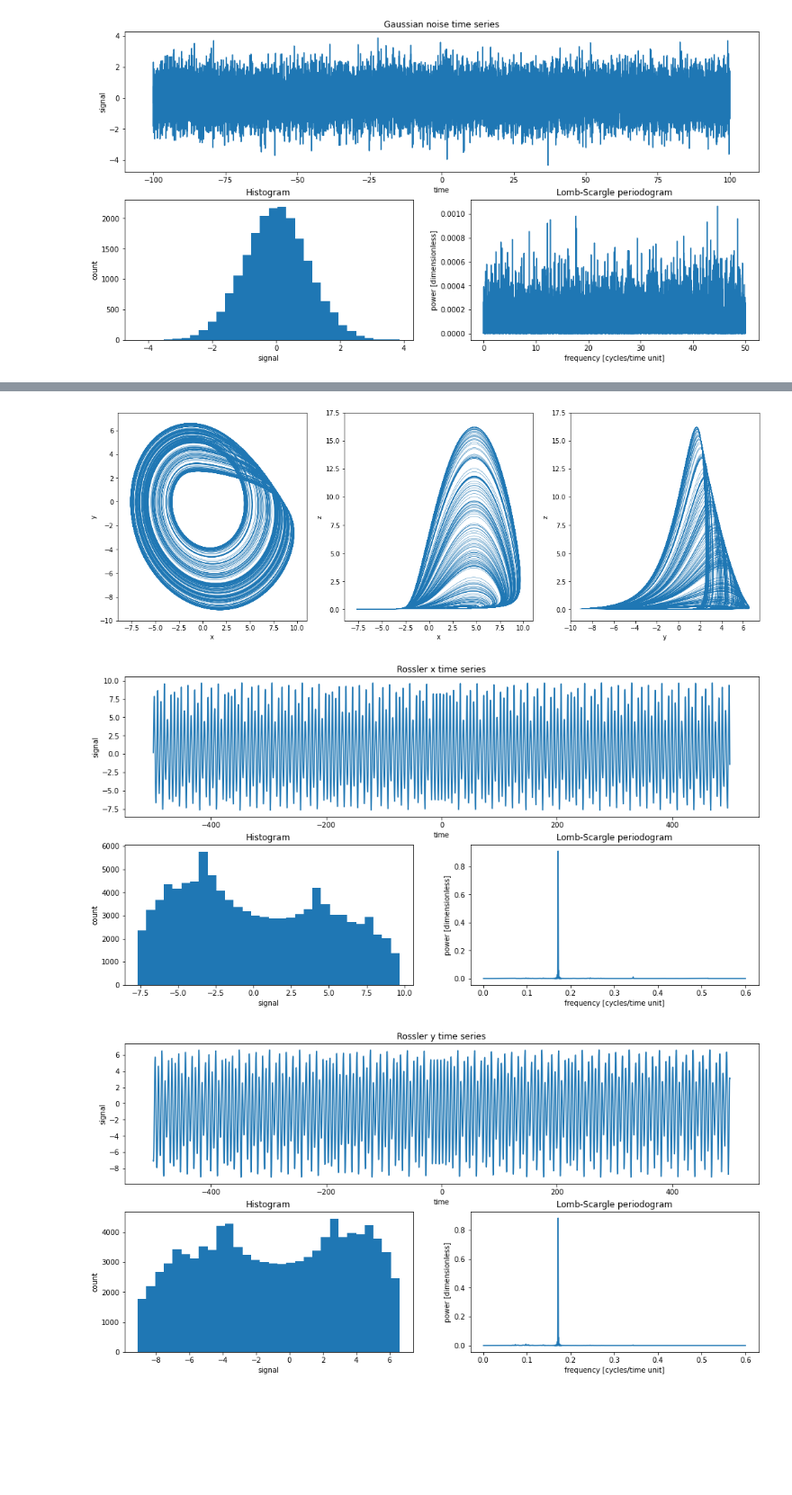
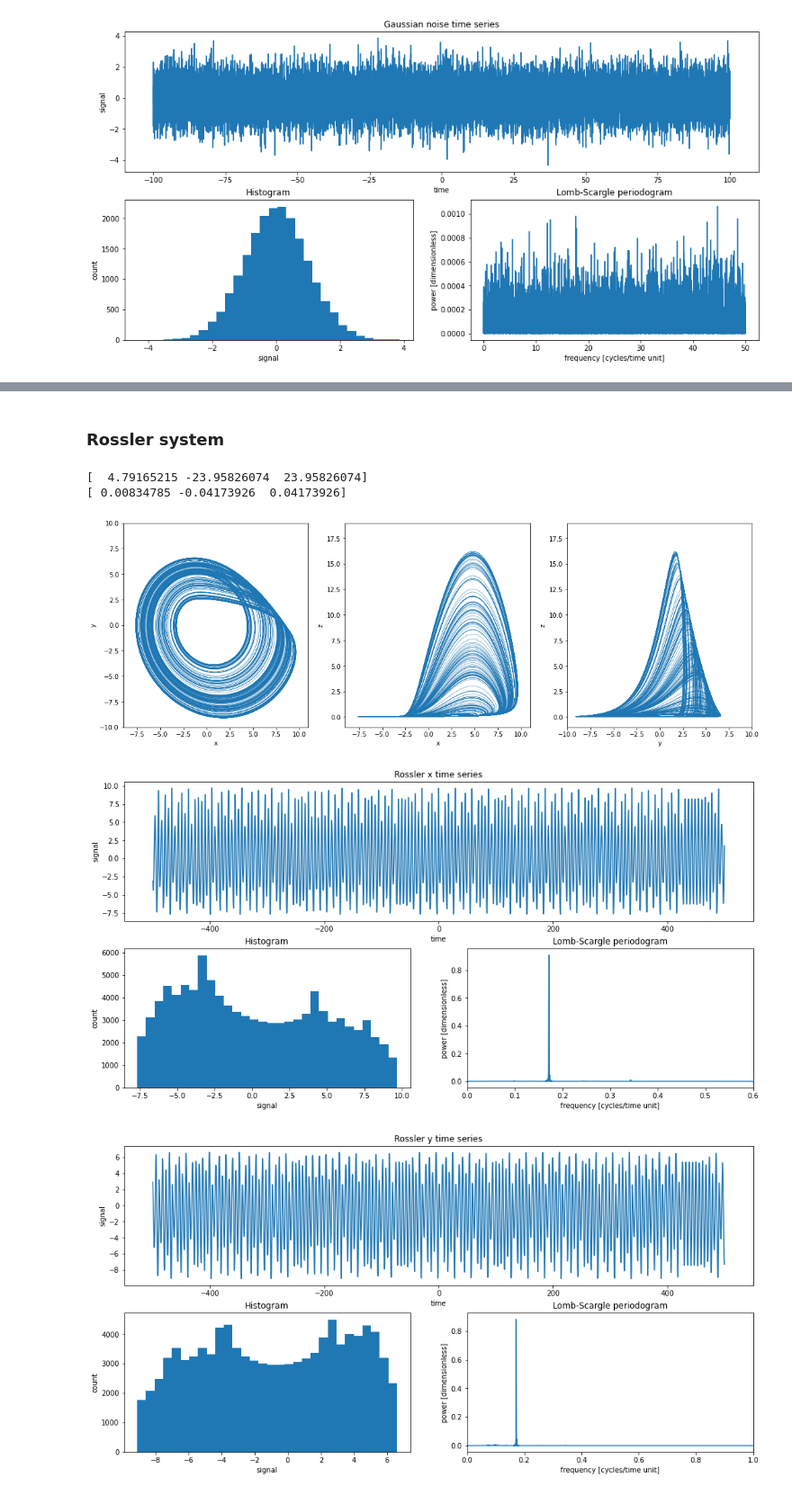
Before and after one commit to esandford/starspot_chaos, a Jupyter notebook: syntheticSignals.ipynb, the cells around one changed output, grey strips where cells are left out. Shown at 90% size. Saved outputs shown, nothing was run; the diff lists cells and outputs as text; code cells hidden in the pictures; blank space fills up the shorter version.

Commit message:
Added Lorenz system, rotated Rossler system, and fixed-point analysis checks for both

```diff
--- a/syntheticSignals.ipynb
+++ b/syntheticSignals.ipynb
@@ -99,3 +120,23 @@ plotTimeSeries(t, multiPeriodic_v, min_freq=0.5*np.min(trueFreqs),max_freq=np.ma
+# %% [markdown]
+### Rossler system
+# %%
+def Rossler_FPs(a,b,c):
+    x1 = (c + np.sqrt(c**2 - 4*a*b))/2.
+    y1 = (-c - np.sqrt(c**2 - 4*a*b))/(2.*a)
+    z1 = (c + np.sqrt(c**2 - 4*a*b))/(2.*a)
+
+    x2 = (c - np.sqrt(c**2 - 4*a*b))/2.
+    y2 = (-c + np.sqrt(c**2 - 4*a*b))/(2.*a)
+    z2 = (c - np.sqrt(c**2 - 4*a*b))/(2.*a)
+
+    return np.array((x1,y1,z1)), np.array((x2,y2,z2))
+
+fp1, fp2 = Rossler_FPs(a=0.2,b=0.2,c=4.8)
+print(fp1)
+print(fp2)
+# %% [output]
+[  4.79165215 -23.95826074  23.95826074]
+[ 0.00834785 -0.04173926  0.04173926]
 # %%
 def Rossler_vel(t,r):
     """
@@ -116,48 +157,62 @@ def Rossler_vel(t,r):
 
     return np.array((v_x, v_y, v_z))
 
-r0 = np.array((0.1, -7, 0.1))
+#r0 = np.array((0.1, -7, 0.1))
+# just in case, to avoid transients, choose as IC the 5000th iteration of the above IC
+r0 = np.array((-3.07896671,  2.91997852,  0.07254192))
+
+# fixed point experiment
+# need to do it this way because it's very very sensitive to ICs. truncation error is enough to ruin it
+# (both unstable! trajectories roll off and down to the attractor.)
+fp1_x = 4.79165215
+fp1_y = -23.95826074
+fp1_z = 23.95826074
+#r0 = np.array((fp1_x, fp1_y, fp1_z))
+
+fp2_x = 0.00834785
+fp2_y = -0.04173926
+fp2_z = 0.04173926
+#r0 = np.array((fp2_x, fp2_y, fp2_z))
+
 dt = 0.01
 tmin = -500.
 tmax = 500.
 baseline = tmax - tmin
 Nsteps = int(baseline/dt)
 
 rossler = RK45(fun=Rossler_vel,t0=tmin,y0=r0,max_step=dt,t_bound=10000.)
 
 rossler_r = np.empty((Nsteps,3))
 rossler_t = np.empty((Nsteps))
 for i in range(Nsteps):
     rossler.step()
     rossler_t[i] = rossler.t
     rossler_r[i] = rossler.y
 
+#print(rossler_r[5000])
+
 fig, axes = plt.subplots(1,3,figsize=(18,6))
 axes[0].plot(rossler_r[:,0],rossler_r[:,1],lw=0.5)
 axes[0].set_xlim(-9,11)
-axes[0].set_ylim(-10,7.5)
+axes[0].set_ylim(-10,10)
 axes[0].set_xlabel("x")
 axes[0].set_ylabel("y")
 axes[1].plot(rossler_r[:,0],rossler_r[:,2],lw=0.5)
 axes[1].set_xlim(-9,11)
-axes[1].set_ylim(-1,17.5)
+axes[1].set_ylim(-1,19)
 axes[1].set_xlabel("x")
 axes[1].set_ylabel("z")
 axes[2].plot(rossler_r[:,1],rossler_r[:,2],lw=0.5)
-axes[2].set_xlim(-10,7.5)
-axes[2].set_ylim(-1,17.5)
+axes[2].set_xlim(-10,10)
+axes[2].set_ylim(-1,19)
 axes[2].set_xlabel("y")
 axes[2].set_ylabel("z")
 plt.show()
 
-#plotTimeSeries(rossler_t,rossler_r[:,0],min_freq=(1./baseline),max_freq=(1./(2.*dt)),LS_xlim=(0.,0.6),title="Rossler x")
-#plotTimeSeries(rossler_t,rossler_r[:,1],min_freq=(1./baseline),max_freq=(1./(2.*dt)),LS_xlim=(0.,1.),title="Rossler y")
-#plotTimeSeries(rossler_t,rossler_r[:,2],min_freq=(1./baseline),max_freq=(1./(2.*dt)),LS_xlim=(0.,1.5),title="Rossler z")
-
-plotTimeSeries(rossler_t, rossler_r[:,0], min_freq=(1./baseline), max_freq=0.6, spp=500, title="Rossler x")
-plotTimeSeries(rossler_t, rossler_r[:,1], min_freq=(1./baseline), max_freq=0.6, spp=500, title="Rossler y")
-plotTimeSeries(rossler_t, rossler_r[:,2], min_freq=(1./baseline), max_freq=1.5, spp=500, title="Rossler z")
+plotTimeSeries(rossler_t,rossler_r[:,0],min_freq=(1./baseline),max_freq=(1./(2.*dt)),LS_xlim=(0.,0.6),title="Rossler x")
+plotTimeSeries(rossler_t,rossler_r[:,1],min_freq=(1./baseline),max_freq=(1./(2.*dt)),LS_xlim=(0.,1.),title="Rossler y")
+plotTimeSeries(rossler_t,rossler_r[:,2],min_freq=(1./baseline),max_freq=(1./(2.*dt)),LS_xlim=(0.,1.5),title="Rossler z")
 # %% [output]
-[figure, old version]
+[figure, new version]
-[figure, old version]
+[figure, new version]
-[figure, old version]
+[figure, new version]
```
Also changed, not shown: parts of 19 cells of this notebook.
